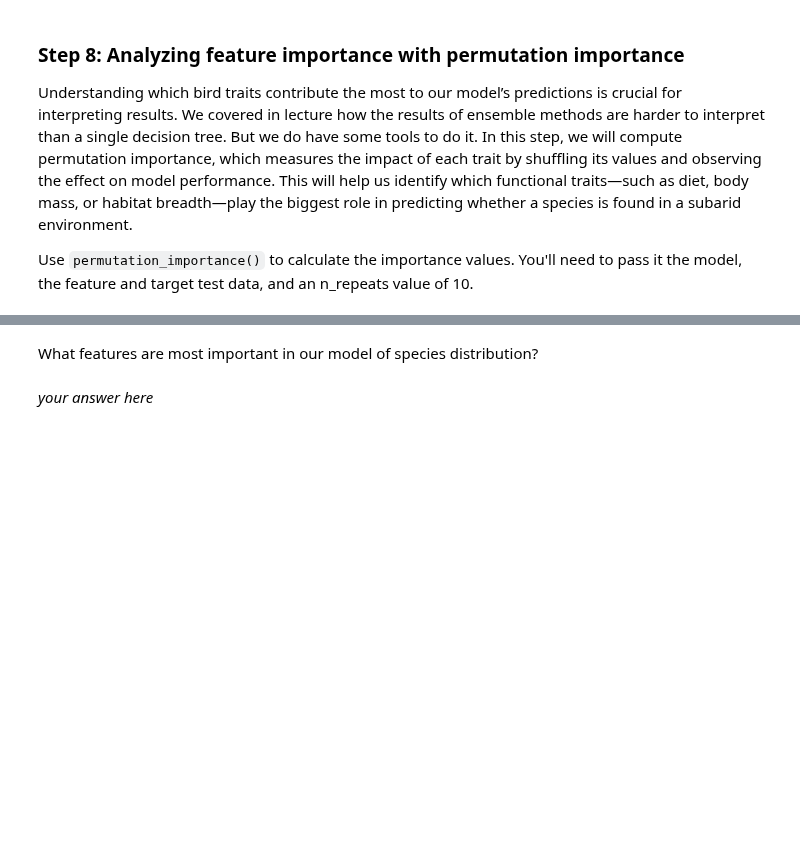
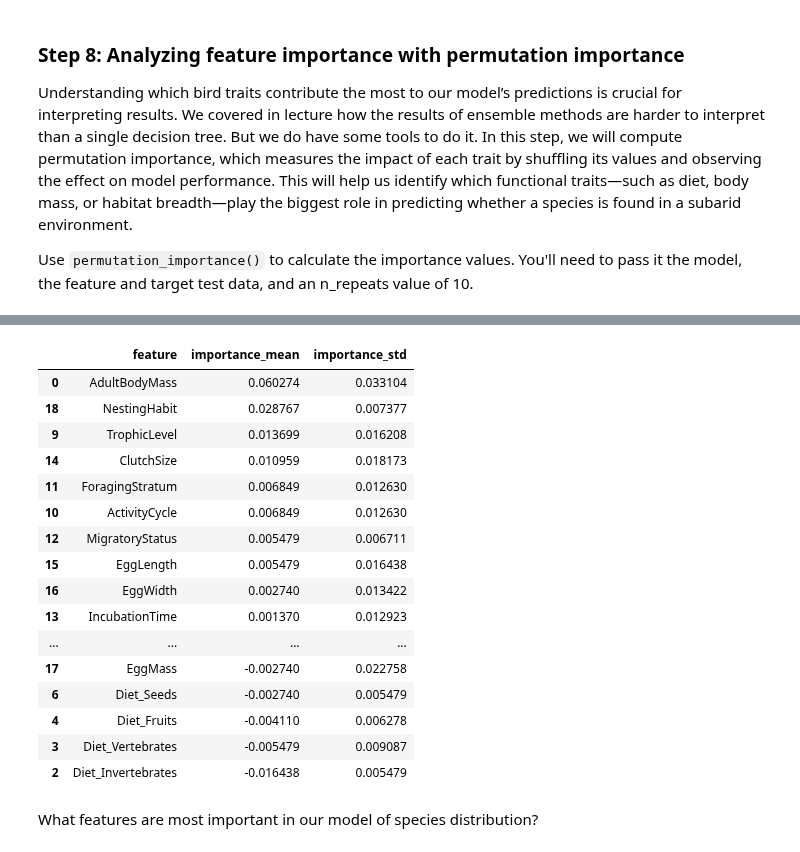
Before and after one commit to tommats00/EDS232-labs, a Jupyter notebook: Week5/lab5-birds.ipynb, the cells around one changed output, grey strips where cells are left out. Cells and saved outputs as stored; diff of their text form; code cells hidden in the pictures; blank space fills up the shorter version.

```diff
--- a/Week5/lab5-birds.ipynb
+++ b/Week5/lab5-birds.ipynb
@@ -102,9 +102,10 @@ Index(['Order', 'Family', 'Genus', 'Species', 'Authority', 'Commonname',
        'Mahajanga', 'Toamasina', 'Toliara', 'References'],
       dtype='object')
 # %%
-
-birds = birds[['AdultBodyMass', 'DietBreadth', 'Diet_Invertebrates', 'Diet_Vertebrates','Diet_Fruits', 'Diet_Flowers', 'Diet_Seeds', 'Diet_Plants', 'Diet_Other', 'TrophicLevel','ActivityCycle', 'ForagingStratum', 'MigratoryStatus','IncubationTime', 'ClutchSize', 'EggLength', 'EggWidth','EggMass', 'NestingHabit','MaxLongevity', 'Subarid']]
+# Select columns of interest
+birds = birds[['AdultBodyMass', 'DietBreadth', 'Diet_Invertebrates', 'Diet_Vertebrates','Diet_Fruits', 'Diet_Flowers', 'Diet_Seeds', 'Diet_Plants', 'Diet_Other',
+               'TrophicLevel','ActivityCycle', 'ForagingStratum', 'MigratoryStatus','IncubationTime', 'ClutchSize', 'EggLength', 'EggWidth','EggMass', 'NestingHabit','MaxLongevity', 'Subarid']]
 
 # Check column names
-birds['Diet_Invertebrates'].unique()
+birds.columns
 # %% [output]
@@ -340,3 +339,8 @@ This model has the opposite of our previous model. We now have a higher out-of-b
 Understanding which bird traits contribute the most to our model’s predictions is crucial for interpreting results. We covered in lecture how the results of ensemble methods are harder to interpret than a single decision tree.  But we do have some tools to do it.  In this step, we will compute permutation importance, which measures the impact of each trait by shuffling its values and observing the effect on model performance. This will help us identify which functional traits—such as diet, body mass, or habitat breadth—play the biggest role in predicting whether a species is found in a subarid environment.
 
 Use `permutation_importance()` to calculate the importance values.  You'll need to pass it the model, the feature and target test data, and an n_repeats value of 10.
+# %%
+# Calculate probabilities of distribution
+importance_values = permutation_importance(bagging, X_test, y_test, n_repeats = 10, random_state=808)
+
+importance_values
@@ -343,4 +365,33 @@ Use `permutation_importance()` to calculate the importance values.  You'll need
+# %%
+# Create a dataframe of feature importance
+importance_df = pd.DataFrame({
+    'feature': X.columns,
+    'importance_mean': importance_values.importances_mean,
+    'importance_std': importance_values.importances_std
+})
+
+# Arrange the dataframe in descending order
+importance_df = importance_df.sort_values(by='importance_mean', ascending=False)
+
+# View df
+importance_df
+# %% [output]
+|  | feature | importance_mean | importance_std |
+| 0 | AdultBodyMass | 0.060274 | 0.033104 |
+| 18 | NestingHabit | 0.028767 | 0.007377 |
+| 9 | TrophicLevel | 0.013699 | 0.016208 |
+| 14 | ClutchSize | 0.010959 | 0.018173 |
+| 11 | ForagingStratum | 0.006849 | 0.012630 |
+| 10 | ActivityCycle | 0.006849 | 0.012630 |
+| 12 | MigratoryStatus | 0.005479 | 0.006711 |
+| 15 | EggLength | 0.005479 | 0.016438 |
+| 16 | EggWidth | 0.002740 | 0.013422 |
+| 13 | IncubationTime | 0.001370 | 0.012923 |
+| ... | ... | ... | ... |
+| 17 | EggMass | -0.002740 | 0.022758 |
+| 6 | Diet_Seeds | -0.002740 | 0.005479 |
+| 4 | Diet_Fruits | -0.004110 | 0.006278 |
+| 3 | Diet_Vertebrates | -0.005479 | 0.009087 |
+| 2 | Diet_Invertebrates | -0.016438 | 0.005479 |
 # %% [markdown]
 What features are most important in our model of species distribution?
-# %% [markdown]
-*your answer here*
```
Also changed, not shown: parts of 7 cells of this notebook.
